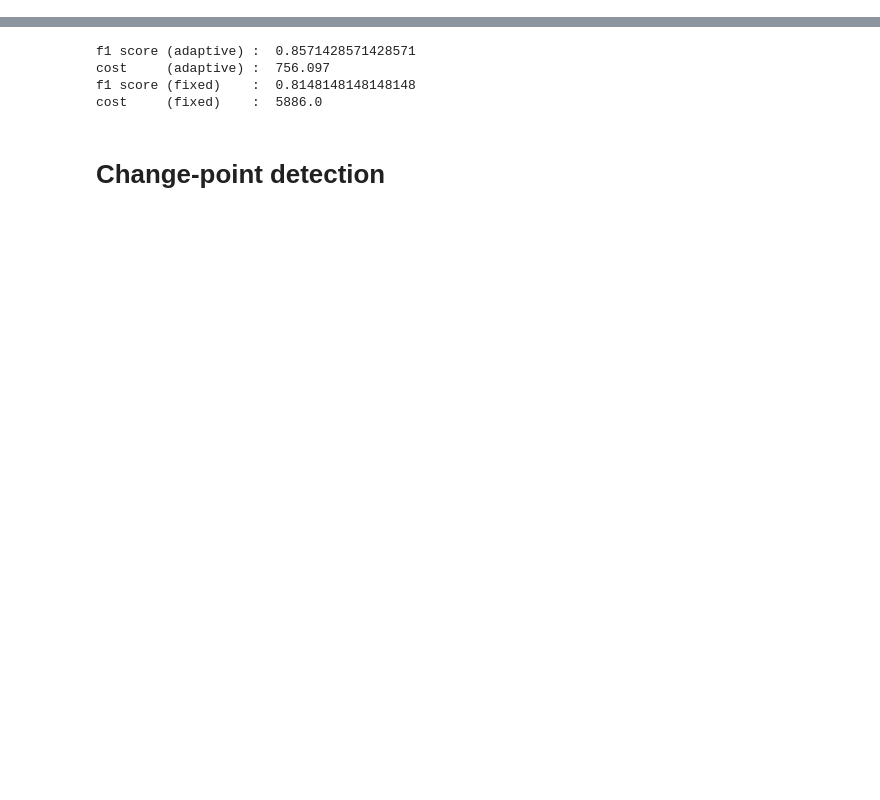
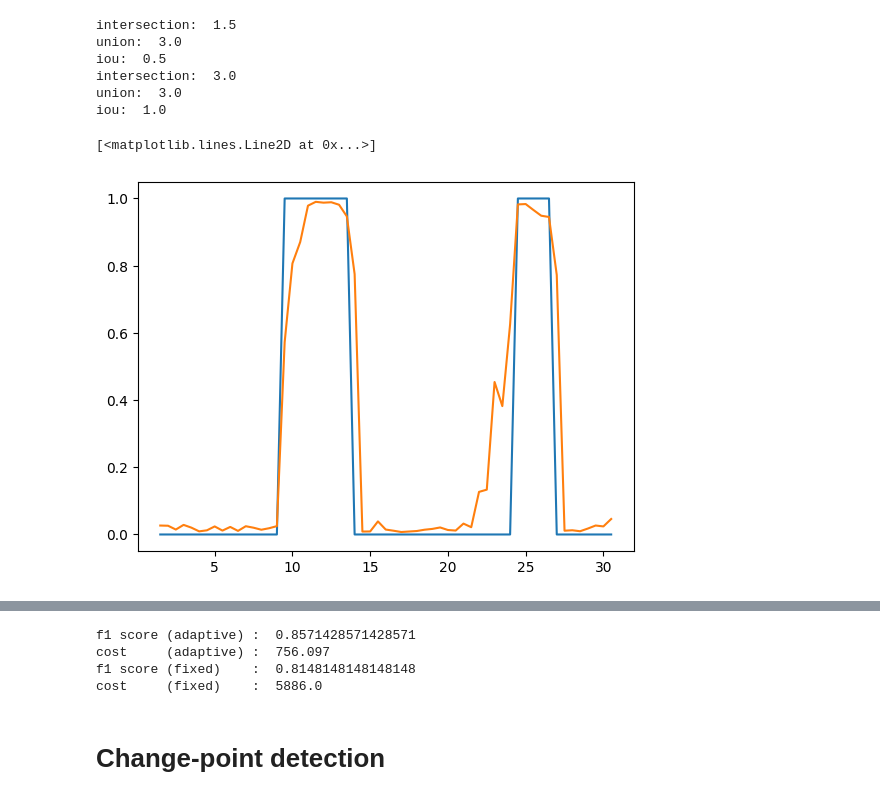
Before and after one commit to johnmartinsson/adaptive-change-point-detection, a Jupyter notebook: notebooks/optimal_adaptive_cost_analysis.ipynb, the cells around one changed output, grey strips where cells are left out. Saved outputs shown, nothing was run; the diff lists cells and outputs as text; code cells hidden in the pictures; blank space fills up the shorter version.

```diff
--- a/notebooks/optimal_adaptive_cost_analysis.ipynb
+++ b/notebooks/optimal_adaptive_cost_analysis.ipynb
@@ -363,0 +69,55 @@ def compute_neg_ref(pos_ref, soundscape_length):
+# %%
+pos_pred = np.array([[0.0, 1.5], [5.0, 8.0], [9.0, 12.0]]).transpose()
+pos_ref = np.array([[0.0, 3.0], [5.0, 8.0]]).transpose()
+
+matches = match_events(pos_ref, pos_pred, min_iou=0.1)
+
+ref_match_indices = np.array([idx for (idx, _) in matches])
+pred_match_indices = np.array([idx for (_, idx) in matches])
+
+pos_pred_matches = pos_pred.transpose()[pred_match_indices]
+pos_ref_matches  = pos_ref.transpose()[ref_match_indices]
+
+for q_ref, q_pred in zip(pos_ref_matches, pos_pred_matches):
+    print("intersection: ", intersection(q_ref, q_pred))
+    print("union: ", union(q_ref, q_pred))
+    print("iou: ", iou(q_ref, q_pred))
+# %% [output]
+intersection:  1.5
+union:  3.0
+iou:  0.5
+intersection:  3.0
+union:  3.0
+iou:  1.0
+# %%
+snr = '10.0'
+base_dir = '/mnt/storage_1/datasets/dcase_bioacoustics_soundscapes/ME/Q/train_soundscapes_snr_{}/'.format(snr)
+soundscape_basename = 'soundscape_0'
+
+oracle = oracles.WeakLabelOracle(base_dir)
+
+# load initial queries and embeddings
+queries, embeddings = datasets.load_timings_and_embeddings(base_dir, soundscape_basename)
+ts = np.mean(queries, axis=1)
+
+# label the embeddings
+labels = []
+for (s, e) in queries:
+    c = oracle.query(s, e, soundscape_basename)
+    labels.append(c)
+labels = np.array(labels)
+
+n_embeddings = embeddings[labels == 0]
+p_embeddings = embeddings[labels == 1]
+
+# initialize the active learner
+proto_active_learner = models.ProtoActiveLearner(base_dir)
+proto_active_learner.update(p_embeddings=p_embeddings, n_embeddings=n_embeddings)
+
+probas = proto_active_learner.predict_probas(embeddings)
+
+plt.plot(ts, labels)
+plt.plot(ts, probas)
+# %% [output]
+[<matplotlib.lines.Line2D at 0x...>]
+[figure, added]
```
Also changed, not shown: parts of 31 cells of this notebook, 1 other file.
